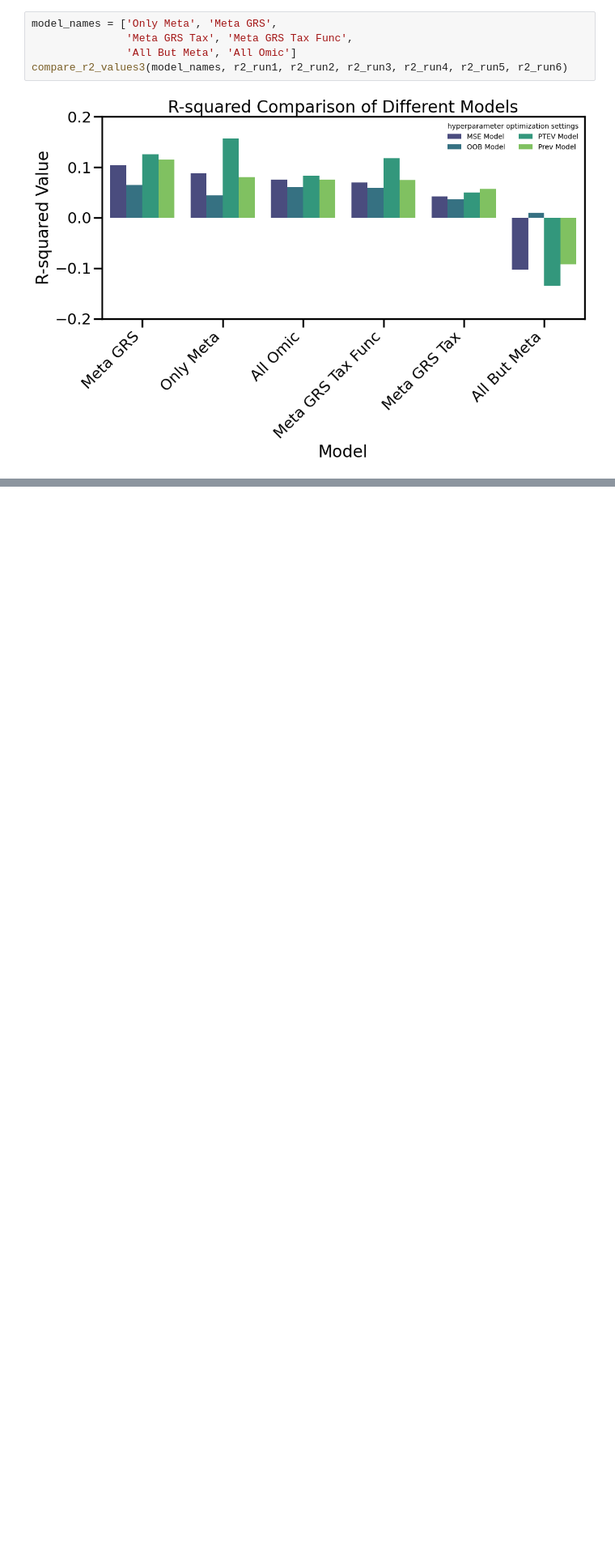
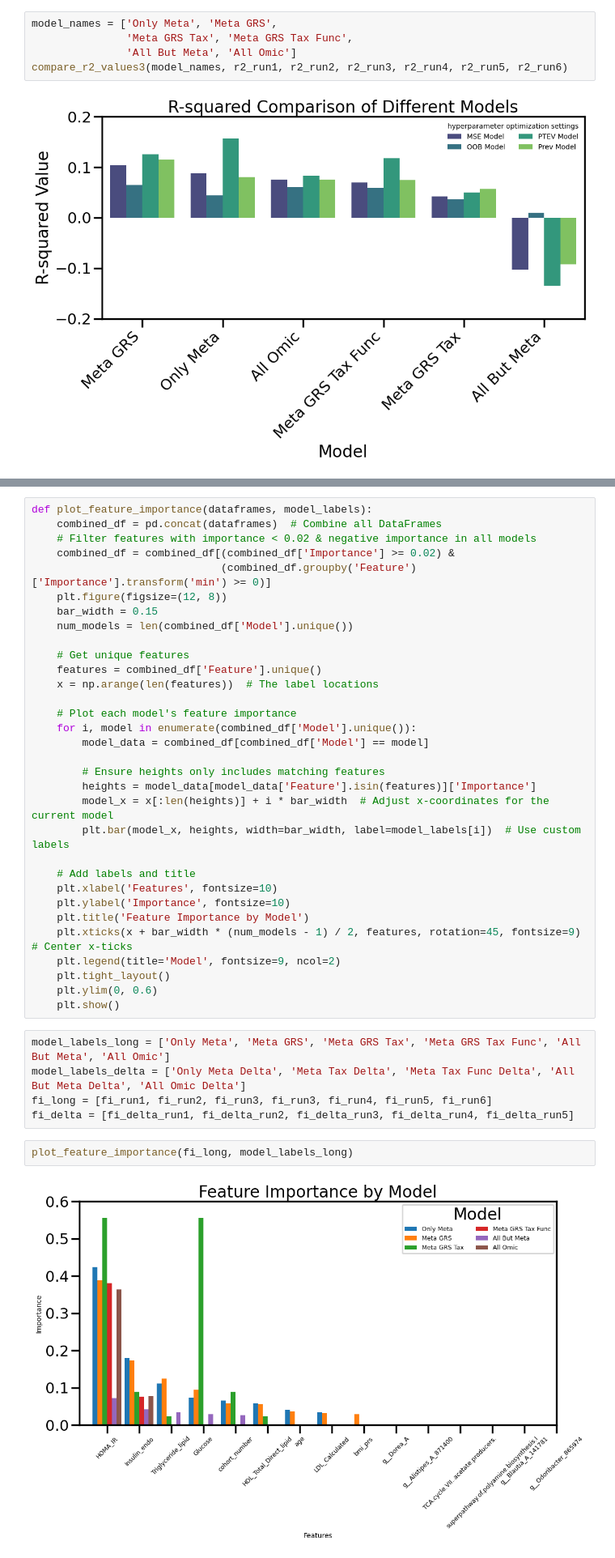
Before and after one commit to emilynyeo/multiomic_drift, a Jupyter notebook: play_scripts/2.models/merf_python/tuned_models/8.1.all_omic_bmi_modelplots.ipynb, the cells around one changed output, grey strips where cells are left out. Shown at 81% size. Saved outputs shown, nothing was run; the diff lists cells and outputs as text; blank space fills up the shorter version.

```diff
--- a/play_scripts/2.models/merf_python/tuned_models/8.1.all_omic_bmi_modelplots.ipynb
+++ b/play_scripts/2.models/merf_python/tuned_models/8.1.all_omic_bmi_modelplots.ipynb
@@ -1569,0 +1611,41 @@ TypeError: no numeric data to plot
+# %%
+def plot_feature_importance(dataframes, model_labels):
+    combined_df = pd.concat(dataframes)  # Combine all DataFrames
+    # Filter features with importance < 0.02 & negative importance in all models
+    combined_df = combined_df[(combined_df['Importance'] >= 0.02) &
+                              (combined_df.groupby('Feature')['Importance'].transform('min') >= 0)]
+    plt.figure(figsize=(12, 8))
+    bar_width = 0.15
+    num_models = len(combined_df['Model'].unique())
+
+    # Get unique features
+    features = combined_df['Feature'].unique()
+    x = np.arange(len(features))  # The label locations
+
+    # Plot each model's feature importance
+    for i, model in enumerate(combined_df['Model'].unique()):
+        model_data = combined_df[combined_df['Model'] == model]
+
+        # Ensure heights only includes matching features
+        heights = model_data[model_data['Feature'].isin(features)]['Importance']
+        model_x = x[:len(heights)] + i * bar_width  # Adjust x-coordinates for the current model
+        plt.bar(model_x, heights, width=bar_width, label=model_labels[i])  # Use custom labels
+
+    # Add labels and title
+    plt.xlabel('Features', fontsize=10)
+    plt.ylabel('Importance', fontsize=10)
+    plt.title('Feature Importance by Model')
+    plt.xticks(x + bar_width * (num_models - 1) / 2, features, rotation=45, fontsize=9)  # Center x-ticks
+    plt.legend(title='Model', fontsize=9, ncol=2)
+    plt.tight_layout()
+    plt.ylim(0, 0.6)
+    plt.show()
+# %%
+model_labels_long = ['Only Meta', 'Meta GRS', 'Meta GRS Tax', 'Meta GRS Tax Func', 'All But Meta', 'All Omic']
+model_labels_delta = ['Only Meta Delta', 'Meta Tax Delta', 'Meta Tax Func Delta', 'All But Meta Delta', 'All Omic Delta']
+fi_long = [fi_run1, fi_run2, fi_run3, fi_run3, fi_run4, fi_run5, fi_run6]
+fi_delta = [fi_delta_run1, fi_delta_run2, fi_delta_run3, fi_delta_run4, fi_delta_run5]
+# %%
+plot_feature_importance(fi_long, model_labels_long)
+# %% [output]
+[figure, added]
```
Also changed, not shown: parts of 4 cells of this notebook.
